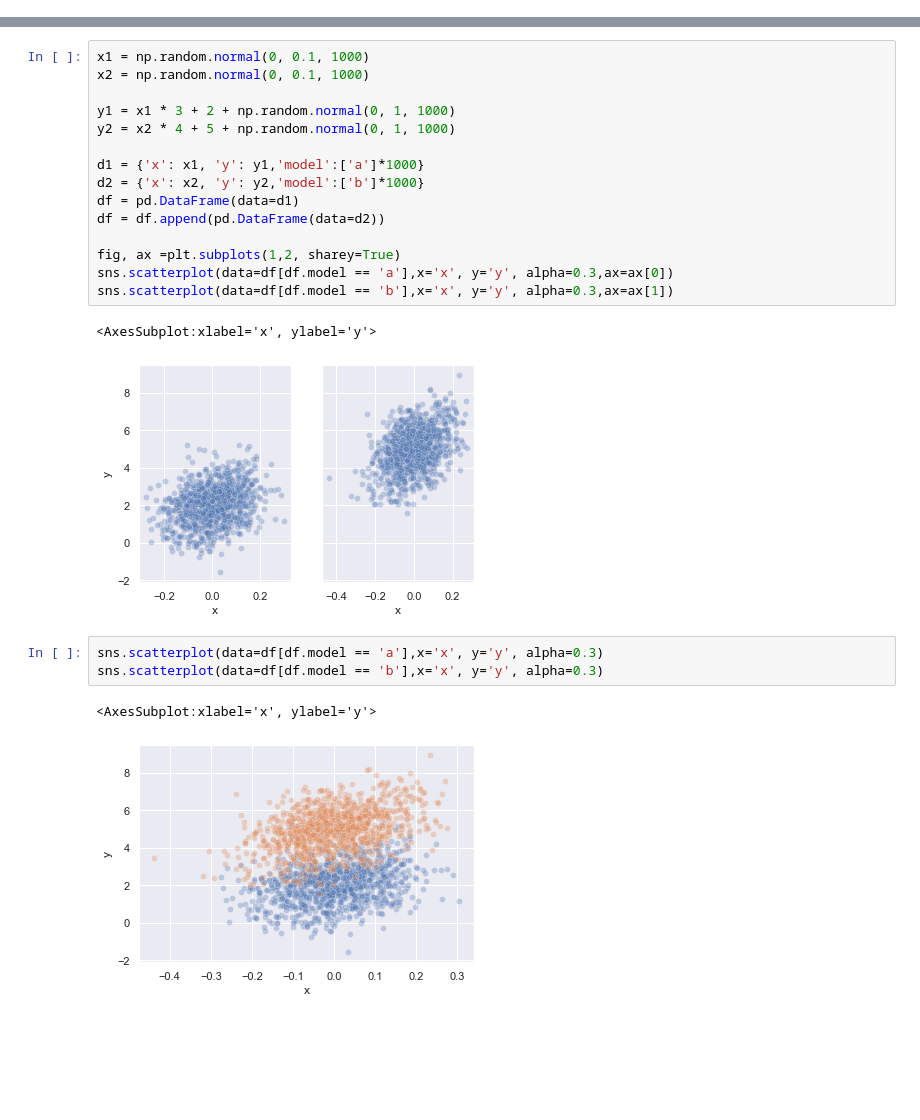
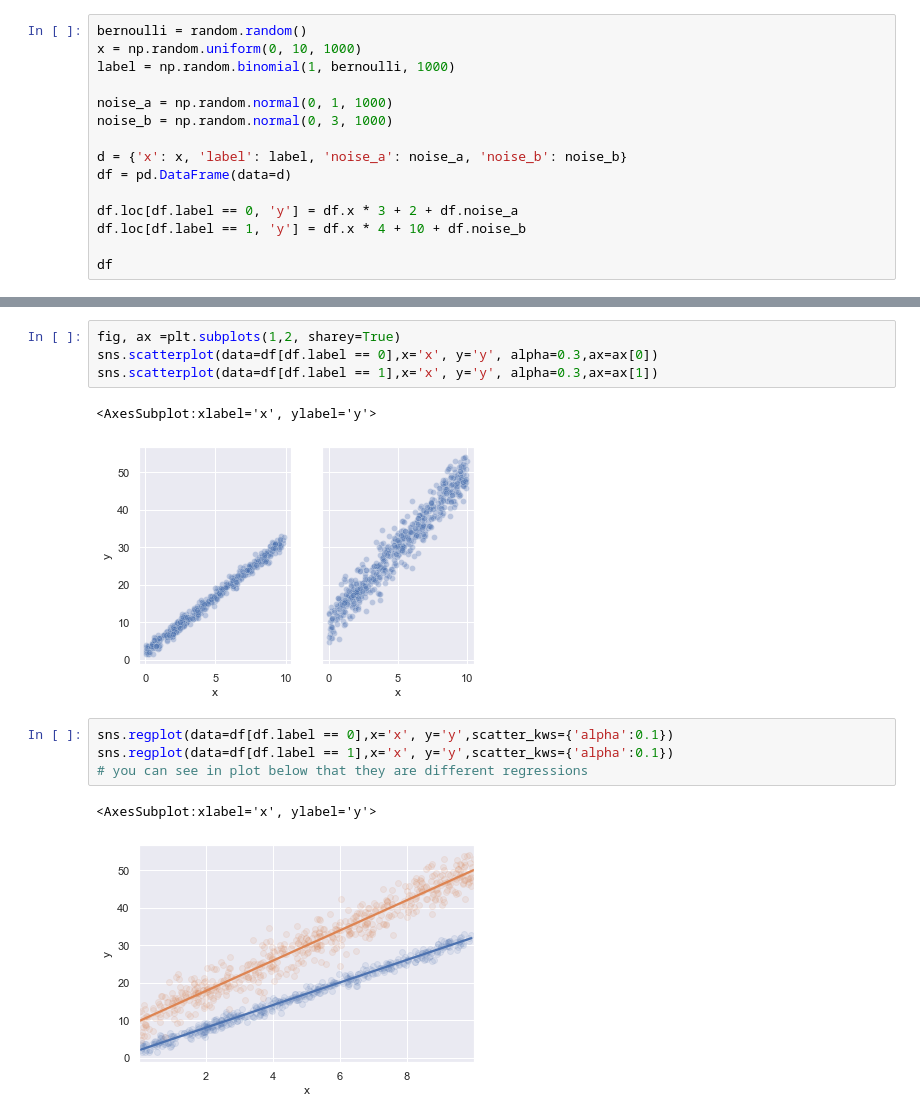
Before and after one commit to LiviReka/Statistics-EM-GMR, a Jupyter notebook: project.ipynb, the cells around one changed output, grey strips where cells are left out. Drawn from its saved outputs; the diff is of its cells as text; blank space fills up the shorter version.

Commit message:
changed data generating process

```diff
--- a/project.ipynb
+++ b/project.ipynb
@@ -6,0 +19,15 @@ sns.set_theme(style="darkgrid")
+# %%
+bernoulli = random.random()
+x = np.random.uniform(0, 10, 1000)
+label = np.random.binomial(1, bernoulli, 1000)
+
+noise_a = np.random.normal(0, 1, 1000)
+noise_b = np.random.normal(0, 3, 1000)
+
+d = {'x': x, 'label': label, 'noise_a': noise_a, 'noise_b': noise_b}
+df = pd.DataFrame(data=d)
+
+df.loc[df.label == 0, 'y'] = df.x * 3 + 2 + df.noise_a
+df.loc[df.label == 1, 'y'] = df.x * 4 + 10 + df.noise_b
+
+df
@@ -7,25 +48,15 @@ sns.set_theme(style="darkgrid")
 # %%
-x1 = np.random.normal(0, 0.1, 1000)
-x2 = np.random.normal(0, 0.1, 1000)
-
-y1 = x1 * 3 + 2 + np.random.normal(0, 1, 1000)
-y2 = x2 * 4 + 5 + np.random.normal(0, 1, 1000)
-
-d1 = {'x': x1, 'y': y1,'model':['a']*1000}
-d2 = {'x': x2, 'y': y2,'model':['b']*1000}
-df = pd.DataFrame(data=d1)
-df = df.append(pd.DataFrame(data=d2))
-
 fig, ax =plt.subplots(1,2, sharey=True)
-sns.scatterplot(data=df[df.model == 'a'],x='x', y='y', alpha=0.3,ax=ax[0])
-sns.scatterplot(data=df[df.model == 'b'],x='x', y='y', alpha=0.3,ax=ax[1])
+sns.scatterplot(data=df[df.label == 0],x='x', y='y', alpha=0.3,ax=ax[0])
+sns.scatterplot(data=df[df.label == 1],x='x', y='y', alpha=0.3,ax=ax[1])
 # %% [output]
 <AxesSubplot:xlabel='x', ylabel='y'>
-[figure, old version]
+[figure, new version]
 # %%
-sns.scatterplot(data=df[df.model == 'a'],x='x', y='y', alpha=0.3)
-sns.scatterplot(data=df[df.model == 'b'],x='x', y='y', alpha=0.3)
+sns.regplot(data=df[df.label == 0],x='x', y='y',scatter_kws={'alpha':0.1})
+sns.regplot(data=df[df.label == 1],x='x', y='y',scatter_kws={'alpha':0.1})
+# you can see in plot below that they are different regressions
 # %% [output]
 <AxesSubplot:xlabel='x', ylabel='y'>
-[figure, old version]
+[figure, new version]
 # %%
```
Also changed, not shown: parts of 6 cells of this notebook.
